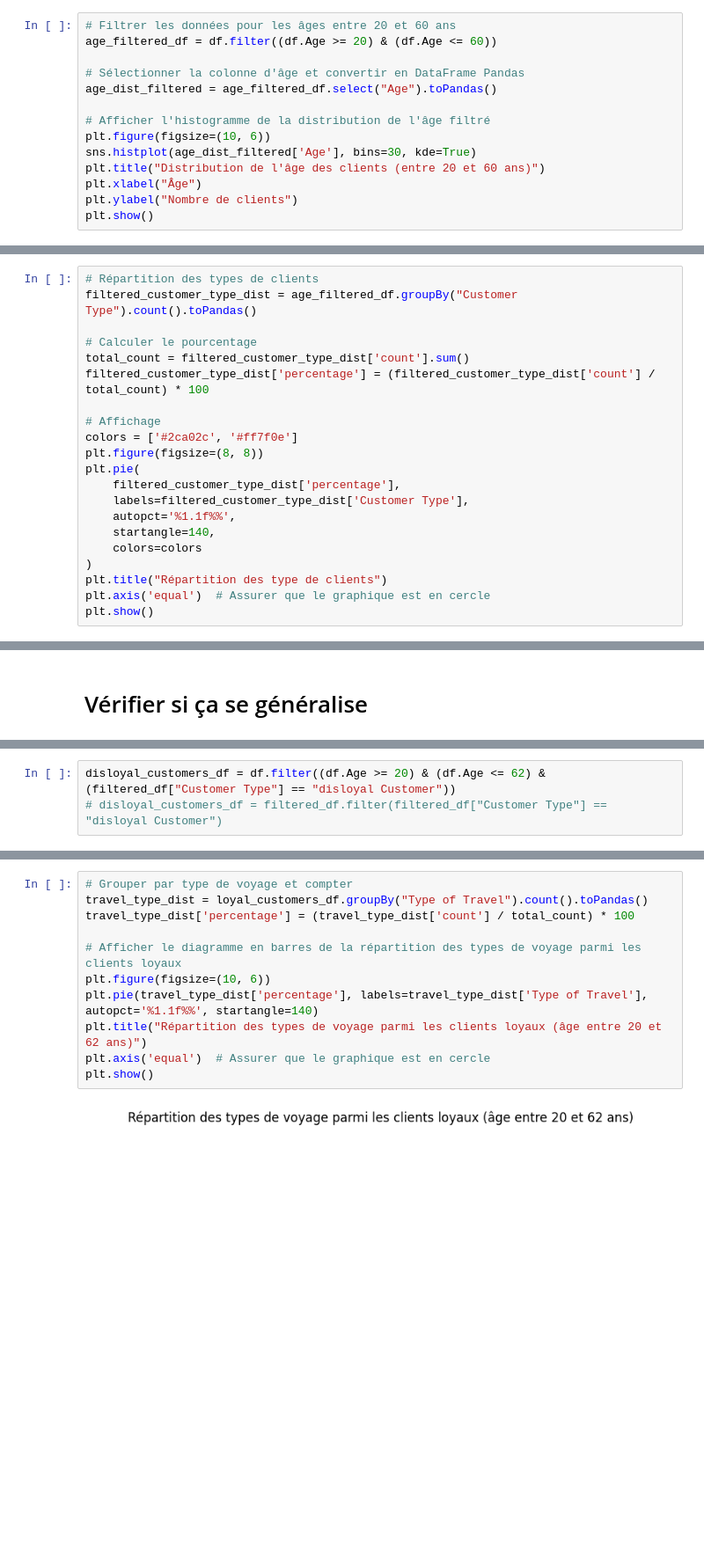
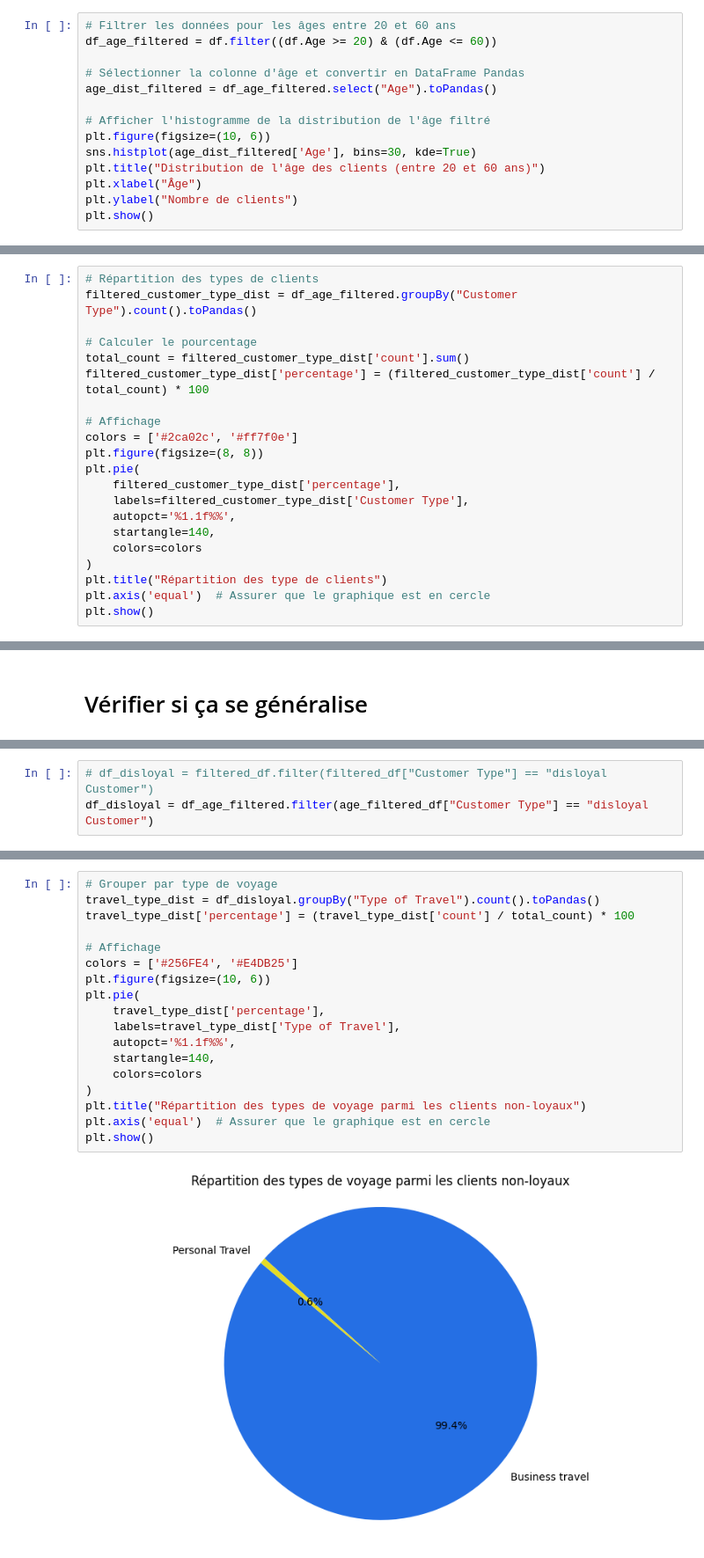
Before and after one commit to Artorius104/HappyFlight, a Jupyter notebook: satisfaction_analysis.ipynb, the cells around one changed output, grey strips where cells are left out. Shown at 88% size. Saved outputs shown, nothing was run; the diff lists cells and outputs as text; blank space fills up the shorter version.

```diff
--- a/satisfaction_analysis.ipynb
+++ b/satisfaction_analysis.ipynb
@@ -107,10 +112,10 @@ plt.show()
 ## Distribution de la majorité entre 20 et 60 ans
 # %%
 # Filtrer les données pour les âges entre 20 et 60 ans
-age_filtered_df = df.filter((df.Age >= 20) & (df.Age <= 60))
+df_age_filtered = df.filter((df.Age >= 20) & (df.Age <= 60))
 
 # Sélectionner la colonne d'âge et convertir en DataFrame Pandas
-age_dist_filtered = age_filtered_df.select("Age").toPandas()
+age_dist_filtered = df_age_filtered.select("Age").toPandas()
 
 # Afficher l'histogramme de la distribution de l'âge filtré
 plt.figure(figsize=(10, 6))
@@ -148,7 +153,7 @@ plt.show()
 [figure]
 # %%
 # Répartition des types de clients
-filtered_customer_type_dist = age_filtered_df.groupBy("Customer Type").count().toPandas()
+filtered_customer_type_dist = df_age_filtered.groupBy("Customer Type").count().toPandas()
 
 # Calculer le pourcentage
 total_count = filtered_customer_type_dist['count'].sum()
@@ -441,4 +475,4 @@ for param in params:
 # %%
-disloyal_customers_df = df.filter((df.Age >= 20) & (df.Age <= 62) & (filtered_df["Customer Type"] == "disloyal Customer"))
-# disloyal_customers_df = filtered_df.filter(filtered_df["Customer Type"] == "disloyal Customer")
+# df_disloyal = filtered_df.filter(filtered_df["Customer Type"] == "disloyal Customer")
+df_disloyal = df_age_filtered.filter(age_filtered_df["Customer Type"] == "disloyal Customer")
 # %% [markdown]
@@ -446,13 +480,20 @@ disloyal_customers_df = df.filter((df.Age >= 20) & (df.Age <= 62) & (filtered_df
 # %%
-# Grouper par type de voyage et compter
-travel_type_dist = loyal_customers_df.groupBy("Type of Travel").count().toPandas()
+# Grouper par type de voyage
+travel_type_dist = df_disloyal.groupBy("Type of Travel").count().toPandas()
 travel_type_dist['percentage'] = (travel_type_dist['count'] / total_count) * 100
 
-# Afficher le diagramme en barres de la répartition des types de voyage parmi les clients loyaux
+# Affichage
+colors = ['#256FE4', '#E4DB25']
 plt.figure(figsize=(10, 6))
-plt.pie(travel_type_dist['percentage'], labels=travel_type_dist['Type of Travel'], autopct='%1.1f%%', startangle=140)
-plt.title("Répartition des types de voyage parmi les clients loyaux (âge entre 20 et 62 ans)")
+plt.pie(
+    travel_type_dist['percentage'],
+    labels=travel_type_dist['Type of Travel'],
+    autopct='%1.1f%%',
+    startangle=140,
+    colors=colors
+)
+plt.title("Répartition des types de voyage parmi les clients non-loyaux")
 plt.axis('equal')  # Assurer que le graphique est en cercle
 plt.show()
 # %% [output]
-[figure, old version]
+[figure, new version]
```
Also changed, not shown: parts of 35 cells of this notebook.
